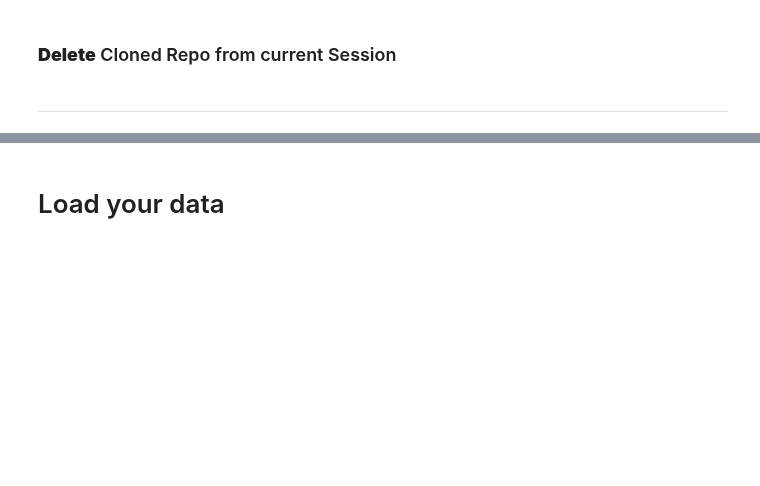
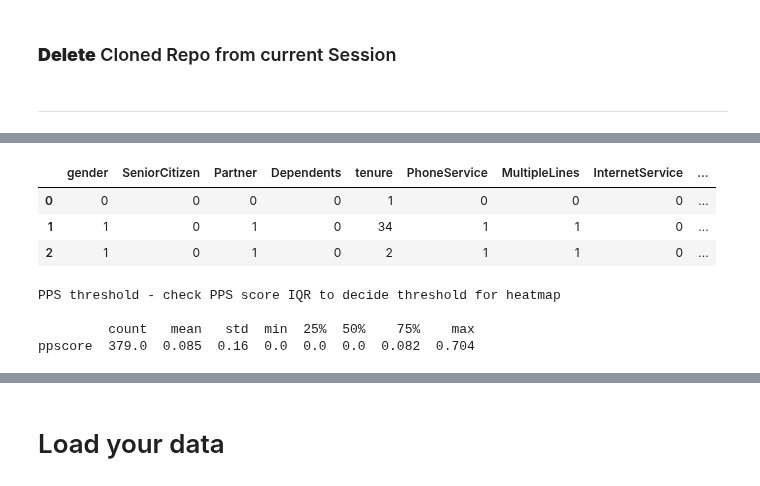
Before and after one commit to FernandoRocha88/WalkthroughProject02, a Jupyter notebook: jupyter_notebooks/04 - DataVisualization.ipynb, the cells around one changed output, grey strips where cells are left out. Drawn from its saved outputs; the diff is of its cells as text; code cells hidden in the pictures; blank space fills up the shorter version.

```diff
--- a/jupyter_notebooks/04 - DataVisualization.ipynb
+++ b/jupyter_notebooks/04 - DataVisualization.ipynb
@@ -141,0 +203,10 @@ print(f"\n\n* Current session directory is:  {os.getcwd()}")
+# %%
+from feature_engine.encoding import OrdinalEncoder
+encoder = OrdinalEncoder(encoding_method='arbitrary', variables = df.select_dtypes(include=['object']).columns.to_list())
+df = encoder.fit_transform(df)
+df.head(3)
+# %% [output]
+|  | gender | SeniorCitizen | Partner | Dependents | tenure | PhoneService | MultipleLines | InternetService | ... |
+| 0 | 0 | 0 | 0 | 0 | 1 | 0 | 0 | 0 | ... |
+| 1 | 1 | 0 | 1 | 0 | 34 | 1 | 1 | 0 | ... |
+| 2 | 1 | 0 | 1 | 0 | 2 | 1 | 1 | 0 | ... |
@@ -141,0 +286,7 @@ print(f"\n\n* Current session directory is:  {os.getcwd()}")
+# %%
+df_corr_pearson, df_corr_spearman, pps_matrix = CalculateCorrAndPPS(df)
+# %% [output]
+PPS threshold - check PPS score IQR to decide threshold for heatmap
+
+         count   mean   std  min  25%  50%    75%    max
+ppscore  379.0  0.085  0.16  0.0  0.0  0.0  0.082  0.704
```
Also changed, not shown: parts of 9 cells of this notebook.
